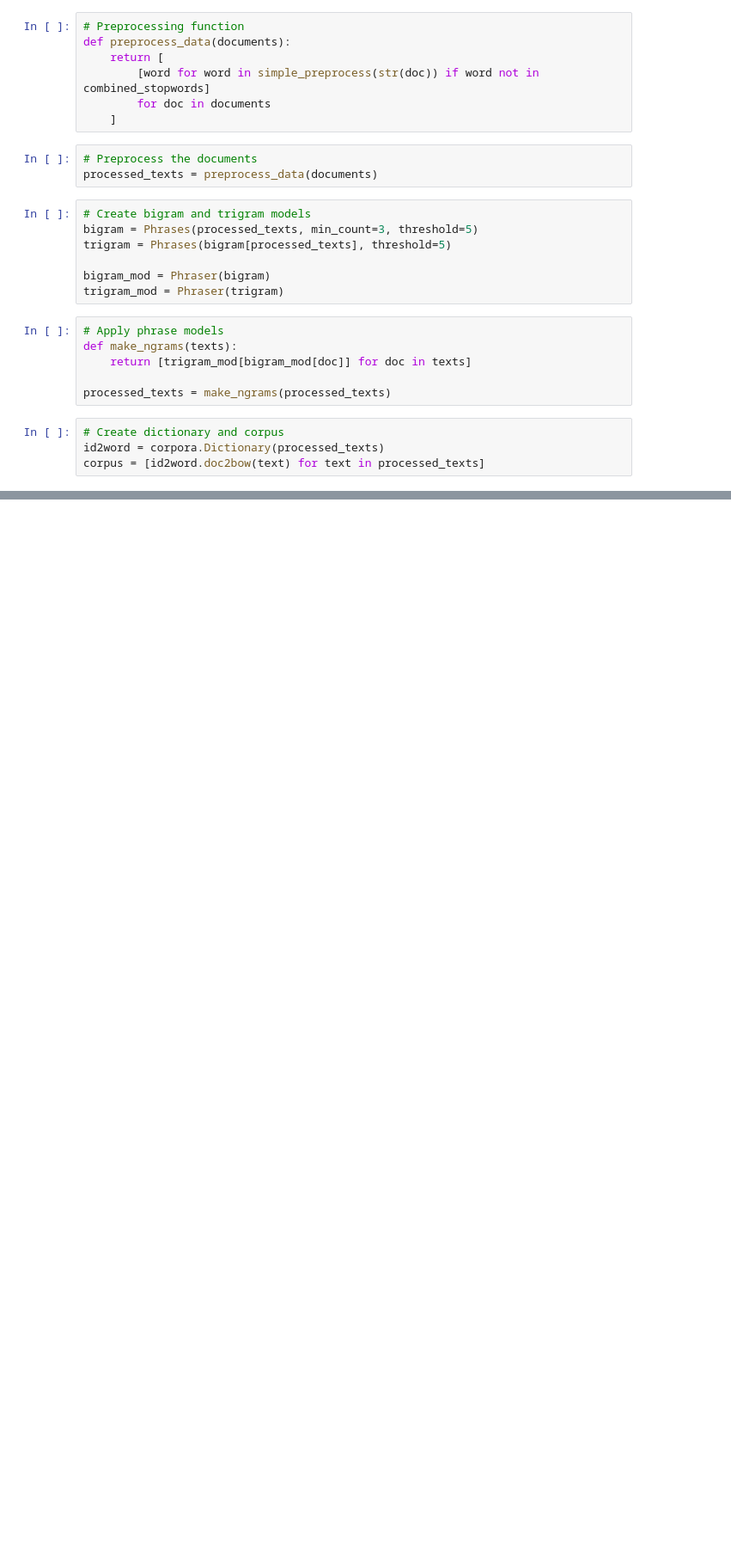
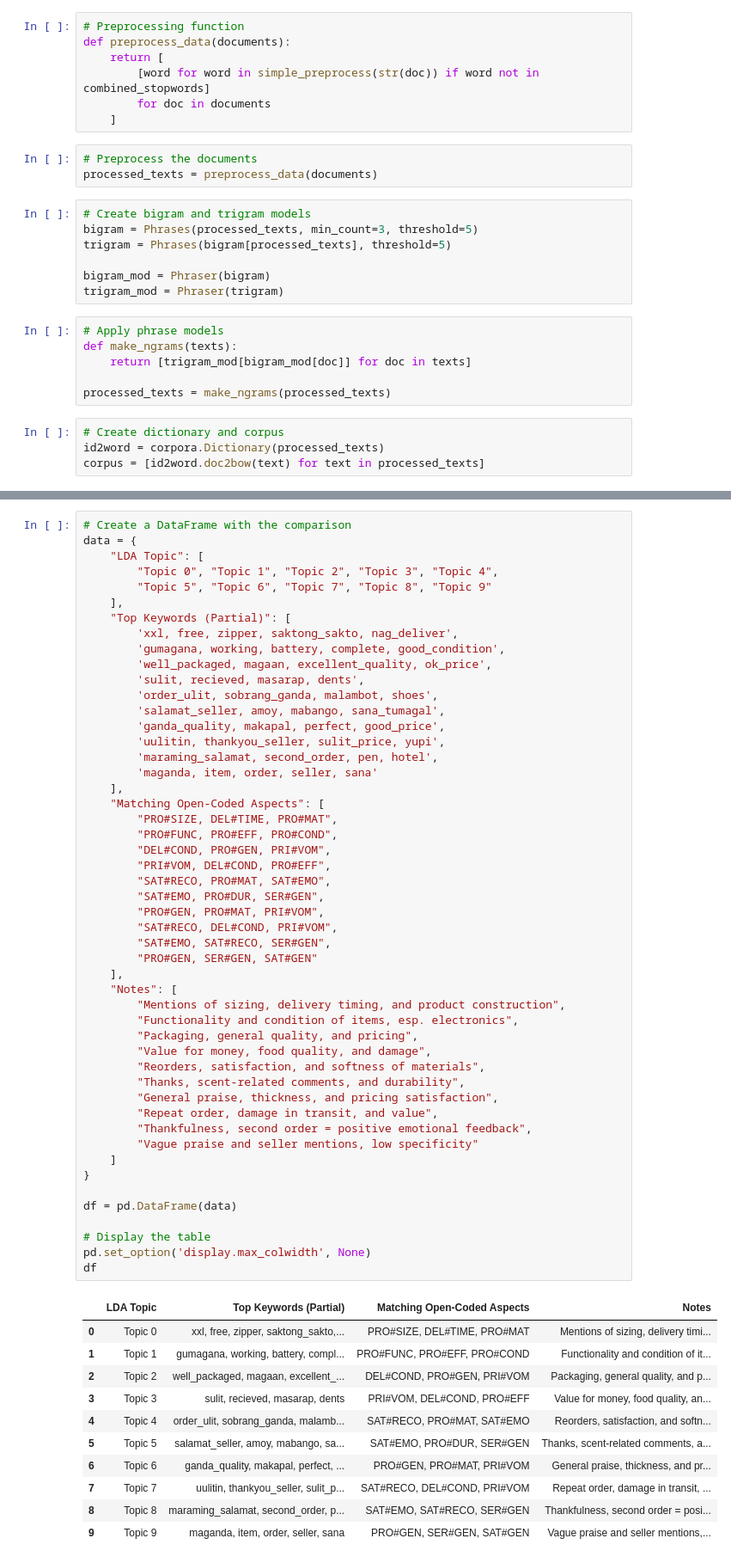
Before and after one commit to vld090/Aspect-Extraction-On-Shopee-Reviews, a Jupyter notebook: Topic-Modeling/LDA.ipynb, the cells around one changed output, grey strips where cells are left out. Shown at 86% size. Saved outputs shown, nothing was run; the diff lists cells and outputs as text; blank space fills up the shorter version.

```diff
--- a/Topic-Modeling/LDA.ipynb
+++ b/Topic-Modeling/LDA.ipynb
@@ -176,0 +199,62 @@ xa: 140
+# %%
+# Create a DataFrame with the comparison
+data = {
+    "LDA Topic": [
+        "Topic 0", "Topic 1", "Topic 2", "Topic 3", "Topic 4",
+        "Topic 5", "Topic 6", "Topic 7", "Topic 8", "Topic 9"
+    ],
+    "Top Keywords (Partial)": [
+        'xxl, free, zipper, saktong_sakto, nag_deliver',
+        'gumagana, working, battery, complete, good_condition',
+        'well_packaged, magaan, excellent_quality, ok_price',
+        'sulit, recieved, masarap, dents',
+        'order_ulit, sobrang_ganda, malambot, shoes',
+        'salamat_seller, amoy, mabango, sana_tumagal',
+        'ganda_quality, makapal, perfect, good_price',
+        'uulitin, thankyou_seller, sulit_price, yupi',
+        'maraming_salamat, second_order, pen, hotel',
+        'maganda, item, order, seller, sana'
+    ],
+    "Matching Open-Coded Aspects": [
+        "PRO#SIZE, DEL#TIME, PRO#MAT",
+        "PRO#FUNC, PRO#EFF, PRO#COND",
+        "DEL#COND, PRO#GEN, PRI#VOM",
+        "PRI#VOM, DEL#COND, PRO#EFF",
+        "SAT#RECO, PRO#MAT, SAT#EMO",
+        "SAT#EMO, PRO#DUR, SER#GEN",
+        "PRO#GEN, PRO#MAT, PRI#VOM",
+        "SAT#RECO, DEL#COND, PRI#VOM",
+        "SAT#EMO, SAT#RECO, SER#GEN",
+        "PRO#GEN, SER#GEN, SAT#GEN"
+    ],
+    "Notes": [
+        "Mentions of sizing, delivery timing, and product construction",
+        "Functionality and condition of items, esp. electronics",
+        "Packaging, general quality, and pricing",
+        "Value for money, food quality, and damage",
+        "Reorders, satisfaction, and softness of materials",
+        "Thanks, scent-related comments, and durability",
+        "General praise, thickness, and pricing satisfaction",
+        "Repeat order, damage in transit, and value",
+        "Thankfulness, second order = positive emotional feedback",
+        "Vague praise and seller mentions, low specificity"
+    ]
+}
+
+df = pd.DataFrame(data)
+
+# Display the table
+pd.set_option('display.max_colwidth', None)
+df
+# %% [output]
+|  | LDA Topic | Top Keywords (Partial) | Matching Open-Coded Aspects | Notes |
+| 0 | Topic 0 | xxl, free, zipper, saktong_sakto,... | PRO#SIZE, DEL#TIME, PRO#MAT | Mentions of sizing, delivery timi... |
+| 1 | Topic 1 | gumagana, working, battery, compl... | PRO#FUNC, PRO#EFF, PRO#COND | Functionality and condition of it... |
+| 2 | Topic 2 | well_packaged, magaan, excellent_... | DEL#COND, PRO#GEN, PRI#VOM | Packaging, general quality, and p... |
+| 3 | Topic 3 | sulit, recieved, masarap, dents | PRI#VOM, DEL#COND, PRO#EFF | Value for money, food quality, an... |
+| 4 | Topic 4 | order_ulit, sobrang_ganda, malamb... | SAT#RECO, PRO#MAT, SAT#EMO | Reorders, satisfaction, and softn... |
+| 5 | Topic 5 | salamat_seller, amoy, mabango, sa... | SAT#EMO, PRO#DUR, SER#GEN | Thanks, scent-related comments, a... |
+| 6 | Topic 6 | ganda_quality, makapal, perfect, ... | PRO#GEN, PRO#MAT, PRI#VOM | General praise, thickness, and pr... |
+| 7 | Topic 7 | uulitin, thankyou_seller, sulit_p... | SAT#RECO, DEL#COND, PRI#VOM | Repeat order, damage in transit, ... |
+| 8 | Topic 8 | maraming_salamat, second_order, p... | SAT#EMO, SAT#RECO, SER#GEN | Thankfulness, second order = posi... |
+| 9 | Topic 9 | maganda, item, order, seller, sana | PRO#GEN, SER#GEN, SAT#GEN | Vague praise and seller mentions,... |
```
Also changed, not shown: parts of 7 cells of this notebook.
